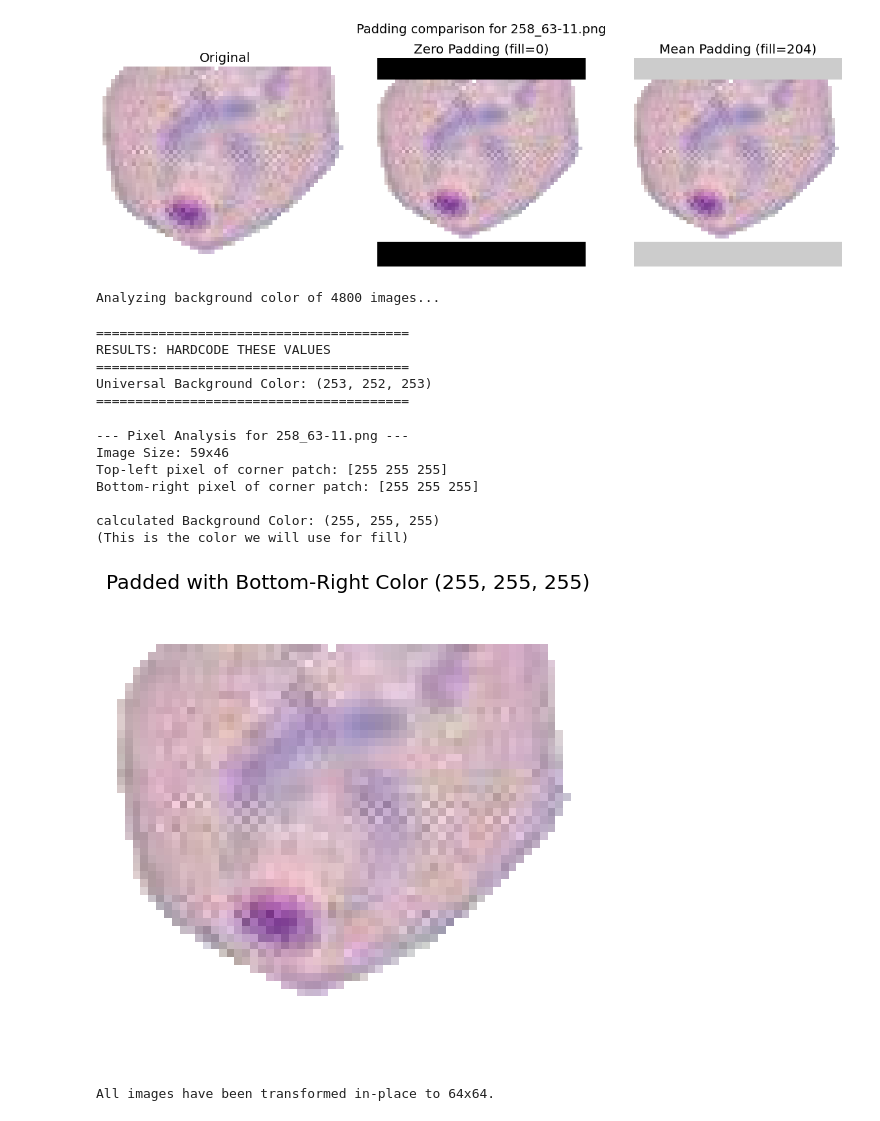
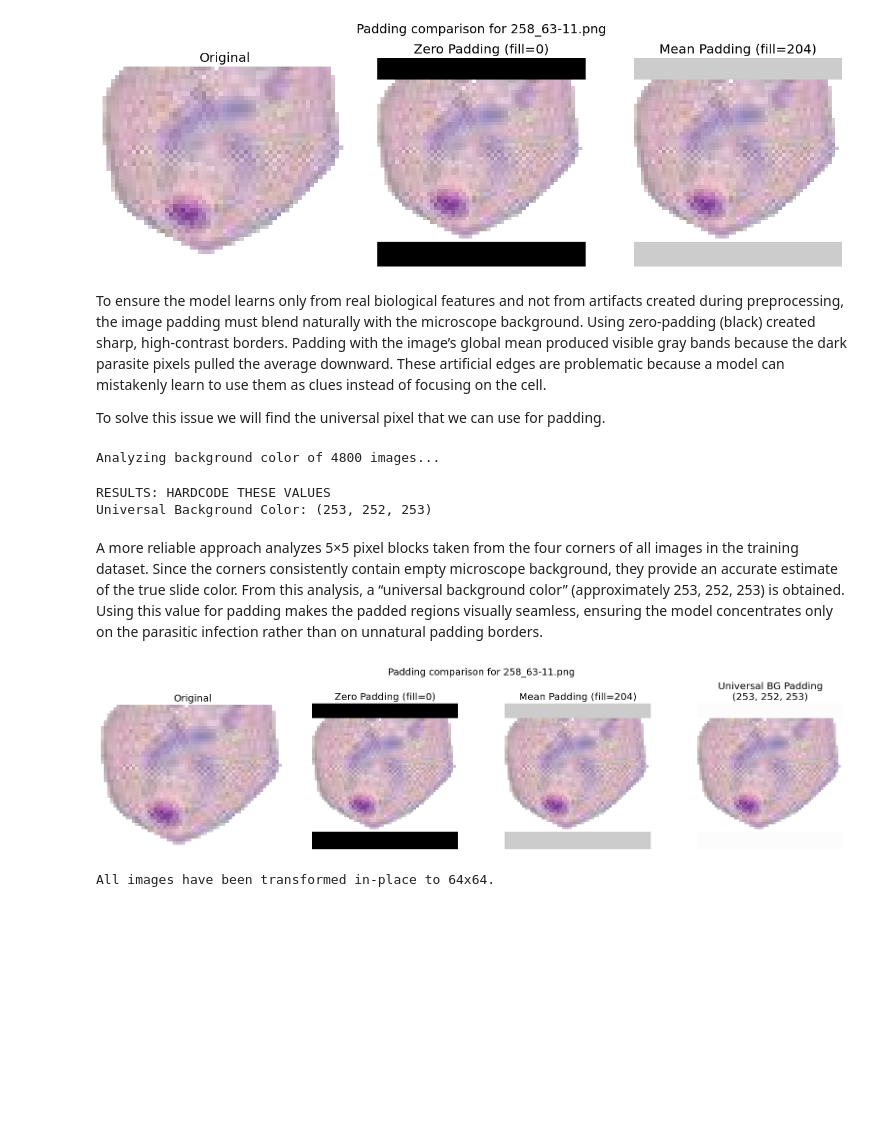
Before and after one commit to prajun7/ml-journey, a Jupyter notebook: MalariaDetection/MalariaDetection.ipynb, the cells around one changed output. Cells and saved outputs as stored; diff of their text form; code cells hidden in the pictures; blank space fills up the shorter version.

```diff
--- a/MalariaDetection/MalariaDetection.ipynb
+++ b/MalariaDetection/MalariaDetection.ipynb
@@ -410,6 +404,11 @@ plt.tight_layout()
 plt.show()
 # %% [output]
 [figure]
+# %% [markdown]
+To ensure the model learns only from real biological features and not from artifacts created during preprocessing, the image padding must blend naturally with the microscope background.
+Using zero-padding (black) created sharp, high-contrast borders. Padding with the image’s global mean produced visible gray bands because the dark parasite pixels pulled the average downward. These artificial edges are problematic because a model can mistakenly learn to use them as clues instead of focusing on the cell.
+
+To solve this issue we will find the universal pixel that we can use for padding.
 # %%
 import numpy as np
 from PIL import Image
@@ -457,19 +456,16 @@ final_r = int(np.mean(r_totals))
 final_g = int(np.mean(g_totals))
 final_b = int(np.mean(b_totals))
 
-print("\n" + "="*40)
 print("RESULTS: HARDCODE THESE VALUES")
-print("="*40)
 print(f"Universal Background Color: ({final_r}, {final_g}, {final_b})")
-print("="*40)
 # %% [output]
 Analyzing background color of 4800 images...
-========================================
 RESULTS: HARDCODE THESE VALUES
-========================================
 Universal Background Color: (253, 252, 253)
-========================================
+# %% [markdown]
+A more reliable approach analyzes 5×5 pixel blocks taken from the four corners of all images in the training dataset. Since the corners consistently contain empty microscope background, they provide an accurate estimate of the true slide color. From this analysis, a “universal background color” (approximately 253, 252, 253) is obtained. Using this value for padding makes the padded regions visually seamless, ensuring the model concentrates only on the parasitic infection rather than on unnatural padding borders.
 # %%
+# Visualize padding strategies: zero padding vs. mean-color padding
 import random
 import numpy as np
 from PIL import Image
@@ -480,42 +476,42 @@ import torchvision.transforms.functional as TF
 sample_image_path = TRAIN_POSITIVE / '258_63-11.png'
 with Image.open(sample_image_path) as img:
     w, h = img.size
     max_wh = max(w, h)
     p_left, p_top = (max_wh - w) // 2, (max_wh - h) // 2
     p_right, p_bottom = max_wh - w - p_left, max_wh - h - p_top
     padding = (p_left, p_top, p_right, p_bottom)
 
     zero_padded = TF.pad(img, padding, fill=0)
     # Use mean pixel intensity as alternative padding color
     mean_value = int(np.mean(np.array(img)))
     mean_padded = TF.pad(img, padding, fill=mean_value)
+    # Use universal background color computed from all images
+    universal_bg = (253, 252, 253)
+    universal_padded = TF.pad(img, padding, fill=universal_bg)
 
 # Plot comparison
-fig, axes = plt.subplots(1, 3, figsize=(12, 4))
+fig, axes = plt.subplots(1, 4, figsize=(16, 4))
 axes[0].imshow(img)
 axes[0].set_title('Original')
 axes[0].axis('off')
 
 axes[1].imshow(zero_padded)
 axes[1].set_title('Zero Padding (fill=0)')
 axes[1].axis('off')
 
 axes[2].imshow(mean_padded)
 axes[2].set_title(f'Mean Padding (fill={mean_value})')
 axes[2].axis('off')
 
+axes[3].imshow(universal_padded)
+axes[3].set_title(f'Universal BG Padding\n{universal_bg}')
+axes[3].axis('off')
+
 plt.suptitle(f"Padding comparison for {sample_image_path.name}", fontsize=14)
 plt.tight_layout()
 plt.show()
 # %% [output]
---- Pixel Analysis for 258_63-11.png ---
-Image Size: 59x46
-Top-left pixel of corner patch: [255 255 255]
-Bottom-right pixel of corner patch: [255 255 255]
-
-calculated Background Color: (255, 255, 255)
-(This is the color we will use for fill)
-[figure, old version]
+[figure, new version]
 # %%
 # Transform all images in-place to 64x64 using padding + resize
 import numpy as np
```
Also changed, not shown: parts of 2 cells of this notebook.
